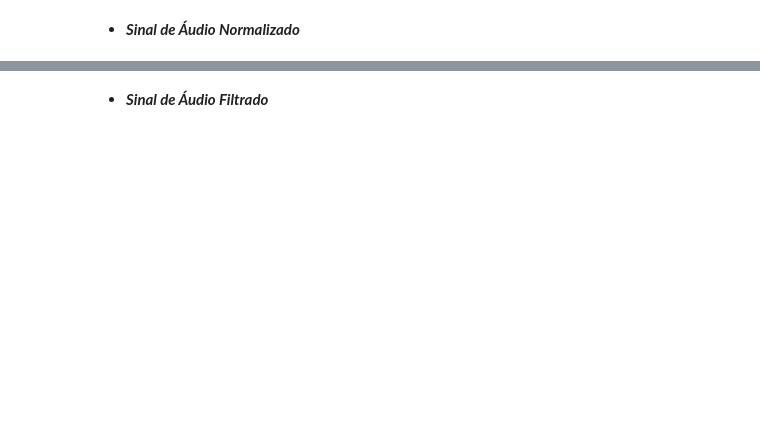
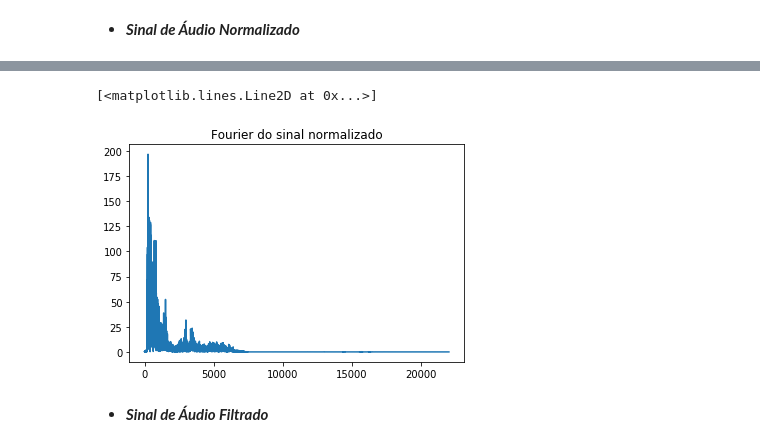
Before and after one commit to williamars/camadaFisica, a Jupyter notebook: Projeto Modulação AM/aplication.ipynb, the cells around one changed output, grey strips where cells are left out. Cells and saved outputs as stored; diff of their text form; code cells hidden in the pictures; blank space fills up the shorter version.

```diff
--- a/Projeto Modulação AM/aplication.ipynb
+++ b/Projeto Modulação AM/aplication.ipynb
@@ -114,8 +126,10 @@ sd.wait()
 # %%
-# Xnorm, Ynorm = mySignal.calcFFT(yNormalizado, fs)
-# plt.title("Fourier do sinal normalizado")
-# plt.plot(Xnorm, np.abs(Ynorm))
-# plt.xlim(0, 5000)
+Xnorm, Ynorm = mySignal.calcFFT(yNormalizado, fs)
+plt.title("Fourier do sinal normalizado")
+plt.plot(Xnorm, np.abs(Ynorm))
+# %% [output]
+[<matplotlib.lines.Line2D at 0x...>]
+[figure, added]
 # %% [markdown]
 - ***Sinal de Áudio Filtrado***
 # %%
```
Also changed, not shown: parts of 20 cells of this notebook, 1 other file.
